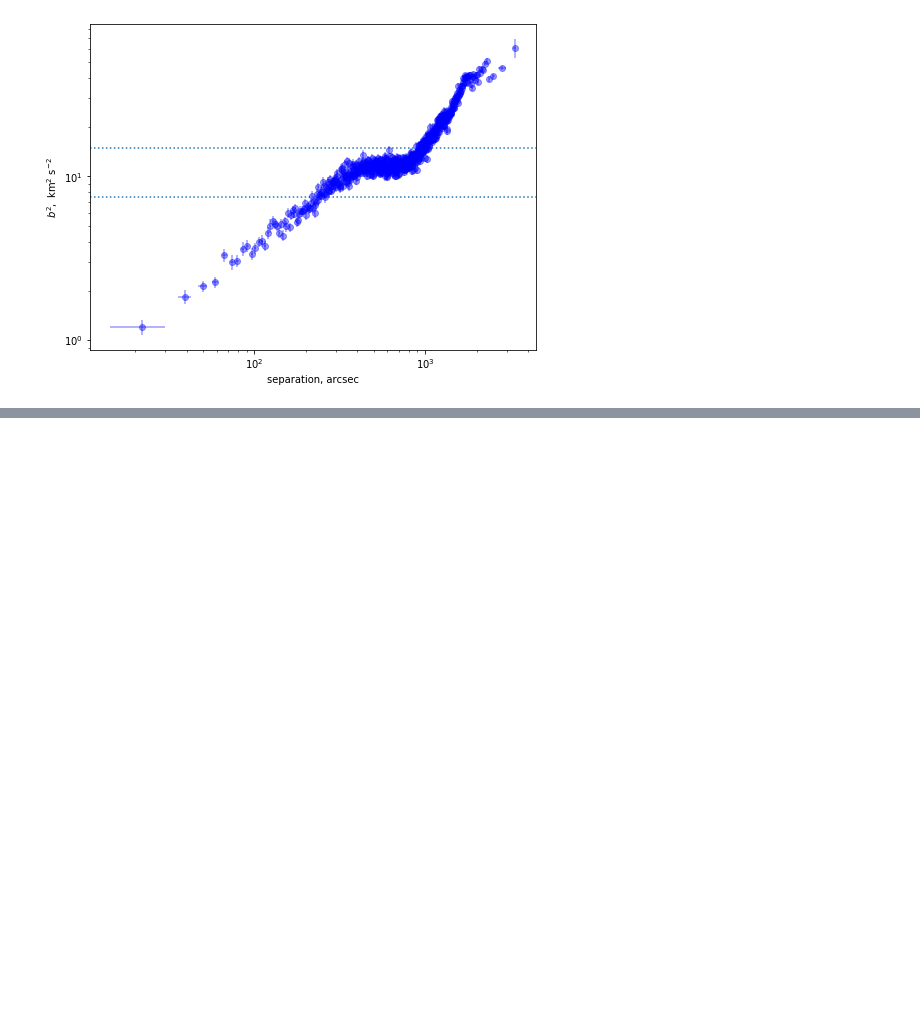
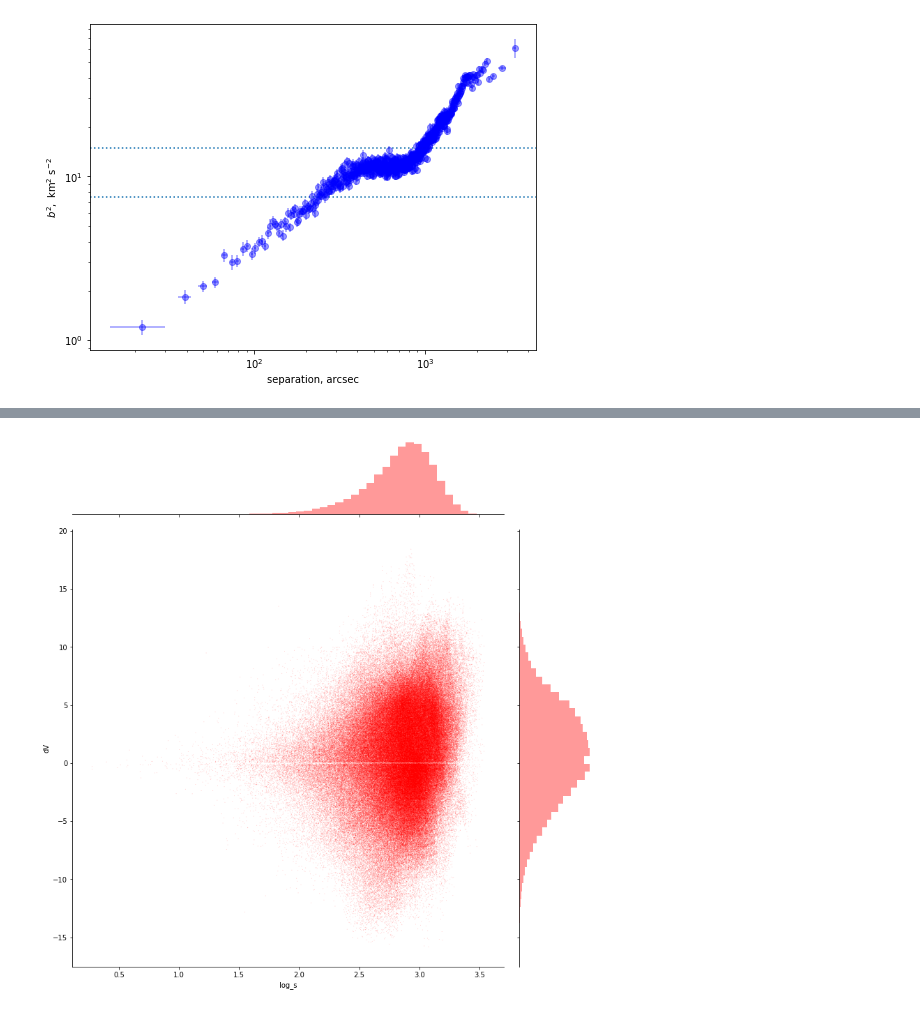
Before and after one commit to JavGVastro/CSHR, a Jupyter notebook: lagoon.ipynb, the cells around one changed output, grey strips where cells are left out. Saved outputs shown, nothing was run; the diff lists cells and outputs as text; code cells hidden in the pictures; blank space fills up the shorter version.

```diff
--- a/lagoon.ipynb
+++ b/lagoon.ipynb
@@ -226,0 +244,7 @@ None
+# %%
+df2 = df1.copy()
+# %%
+pairs = pd.merge(df1, df2, on='_key', suffixes=('', '_')).drop('_key', 1)
+pairs.index = pd.MultiIndex.from_product((df1.index, df2.index))
+
+pairs.head()
@@ -226,0 +258,17 @@ None
+# %%
+pairs.loc[:, 'dDE'] = 3600*(pairs.DE - pairs.DE_)
+pairs.loc[:, 'dRA'] = 3600*(pairs.RA - pairs.RA_)*np.cos(np.radians(0.5*(pairs.DE + pairs.DE_)))
+pairs.loc[:, 's'] = np.hypot(pairs.dRA, pairs.dDE)
+pairs.loc[:, 'log_s'] = np.log10(pairs.s)
+pairs.loc[:, 'dV'] = pairs.V - pairs.V_
+pairs.loc[:, 'dV2'] = pairs.dV**2
+pairs.loc[:, 'log_dV2'] = np.log10(pairs.dV**2)
+pairs.loc[:, 'VV_mean'] = 0.5*(pairs.V + pairs.V_)
+# %%
+pairs = pairs[(pairs.dDE > 0.0) & (pairs.dRA > 0.0)]
+
+pairs.head()
+
+pairs.describe()
+
+pairs.corr()
@@ -226,0 +291,7 @@ None
+# %%
+
+mask = (pairs.log_s > 0.0) & (pairs.log_dV2 > -3)
+ax = sns.jointplot(x='log_s', y='dV', data=pairs[mask], alpha=0.2, s=1, edgecolor='none',color="red")
+ax.fig.set_size_inches(12, 12)
+# %% [output]
+[figure, added]
```
Also changed, not shown: parts of 23 cells of this notebook.
